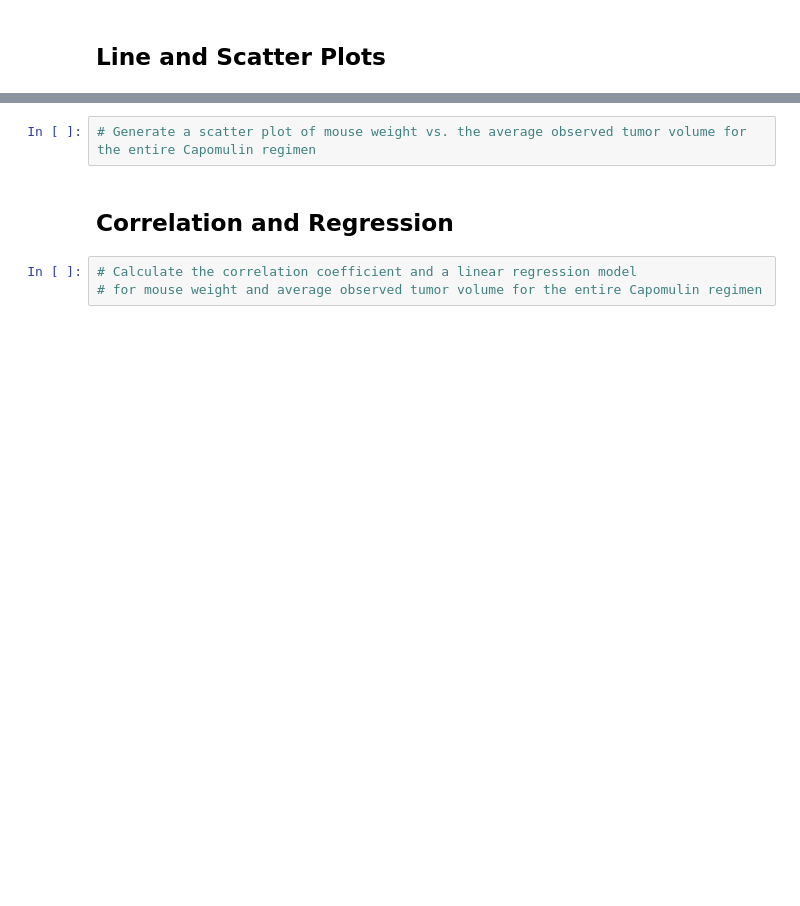
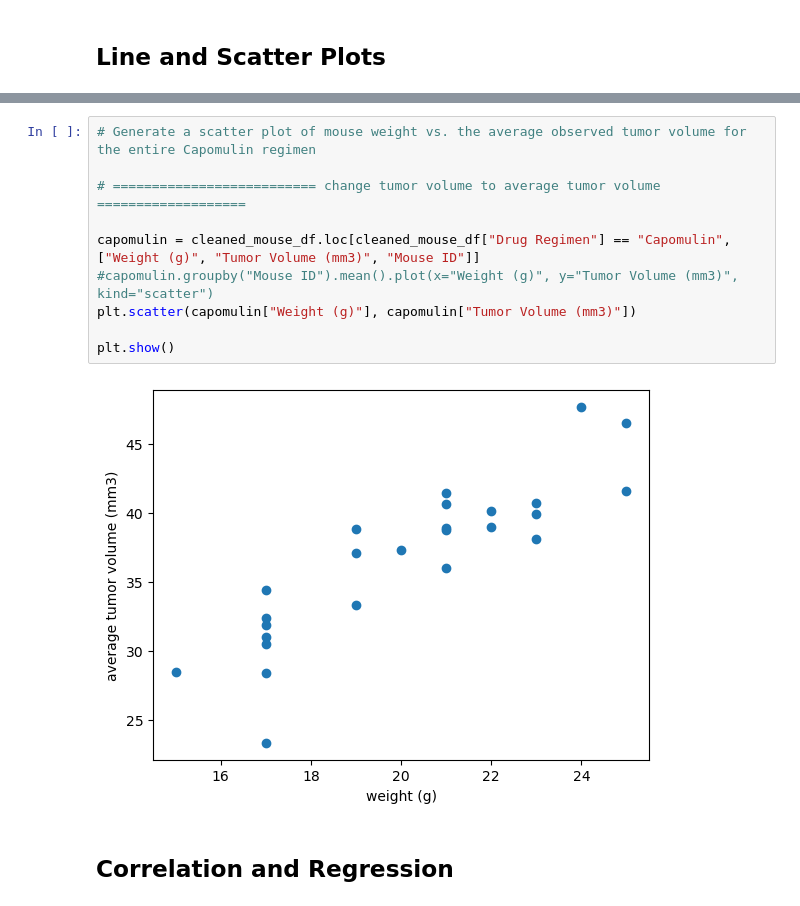
Before and after one commit to cassidysimmons/matplotlib-challenge, a Jupyter notebook: Pymaceuticals/pymaceuticals_starter.ipynb, the cells around one changed output, grey strips where cells are left out. Drawn from its saved outputs; the diff is of its cells as text; blank space fills up the shorter version.

```diff
--- a/Pymaceuticals/pymaceuticals_starter.ipynb
+++ b/Pymaceuticals/pymaceuticals_starter.ipynb
@@ -277,7 +287,14 @@ ValueError: Can only compare identically-labeled Series objects
-# %%
-# Generate a scatter plot of mouse weight vs. the average observed tumor volume for the entire Capomulin regimen
+# %%
+# Generate a scatter plot of mouse weight vs. the average observed tumor volume for the entire Capomulin regimen
+
+# ========================== change tumor volume to average tumor volume ===================
+
+capomulin = cleaned_mouse_df.loc[cleaned_mouse_df["Drug Regimen"] == "Capomulin", ["Weight (g)", "Tumor Volume (mm3)", "Mouse ID"]]
+#capomulin.groupby("Mouse ID").mean().plot(x="Weight (g)", y="Tumor Volume (mm3)", kind="scatter")
+plt.scatter(capomulin["Weight (g)"], capomulin["Tumor Volume (mm3)"])
+
+plt.show()
+# %% [output]
+[figure, added]
 # %% [markdown]
 ## Correlation and Regression
-# %%
-# Calculate the correlation coefficient and a linear regression model
-# for mouse weight and average observed tumor volume for the entire Capomulin regimen
```
Also changed, not shown: parts of 5 cells of this notebook.
